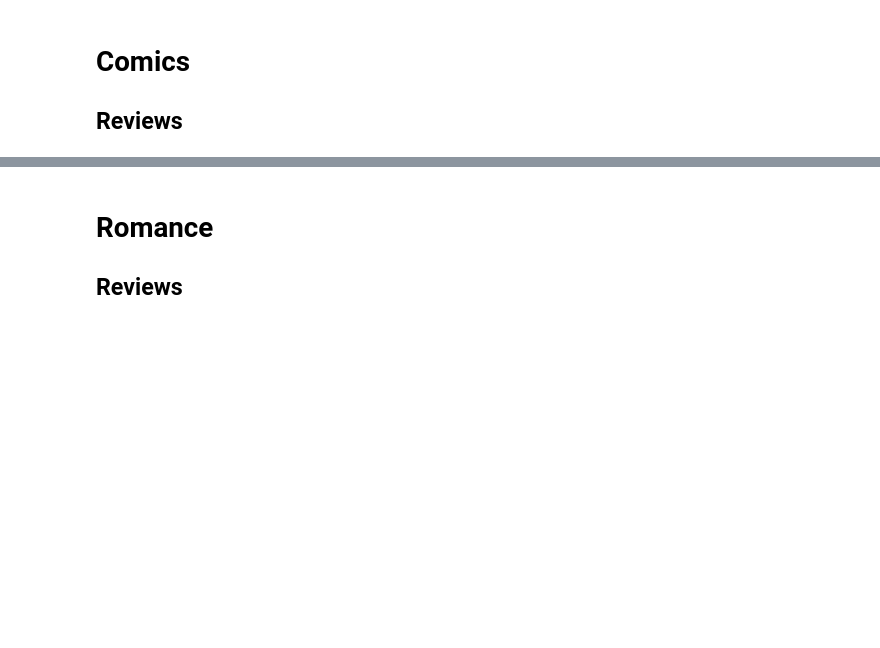
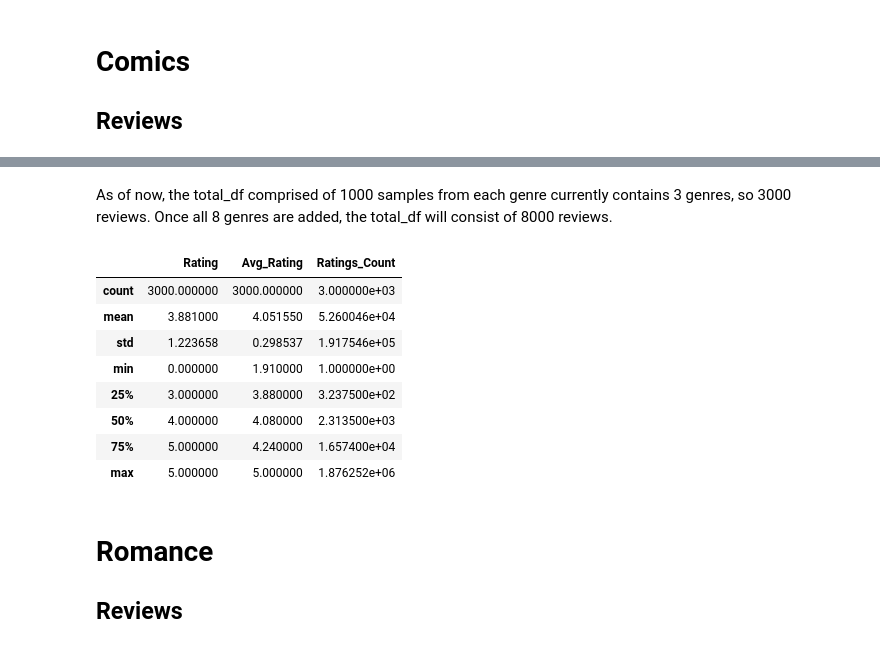
Before and after one commit to Data-Science-for-Linguists-2023/Goodreads-Genre-Reviews-Analysis, a Jupyter notebook: Data_Exploration.ipynb, the cells around one changed output, grey strips where cells are left out. Cells and saved outputs as stored; diff of their text form; code cells hidden in the pictures; blank space fills up the shorter version.

```diff
--- a/Data_Exploration.ipynb
+++ b/Data_Exploration.ipynb
@@ -983,3 +1021,17 @@ comics_sample.head()
+# %% [markdown]
+As of now, the total_df comprised of 1000 samples from each genre currently contains 3 genres, so 3000 reviews. Once all 8 genres are added, the total_df will consist of 8000 reviews.
+# %%
+total_df.describe()
+# %% [output]
+|  | Rating | Avg_Rating | Ratings_Count |
+| count | 3000.000000 | 3000.000000 | 3.000000e+03 |
+| mean | 3.881000 | 4.051550 | 5.260046e+04 |
+| std | 1.223658 | 0.298537 | 1.917546e+05 |
+| min | 0.000000 | 1.910000 | 1.000000e+00 |
+| 25% | 3.000000 | 3.880000 | 3.237500e+02 |
+| 50% | 4.000000 | 4.080000 | 2.313500e+03 |
+| 75% | 5.000000 | 4.240000 | 1.657400e+04 |
+| max | 5.000000 | 5.000000 | 1.876252e+06 |
 # %% [markdown]
 # Romance
 ## Reviews
```
Also changed, not shown: parts of 48 cells of this notebook, 2 other files.
